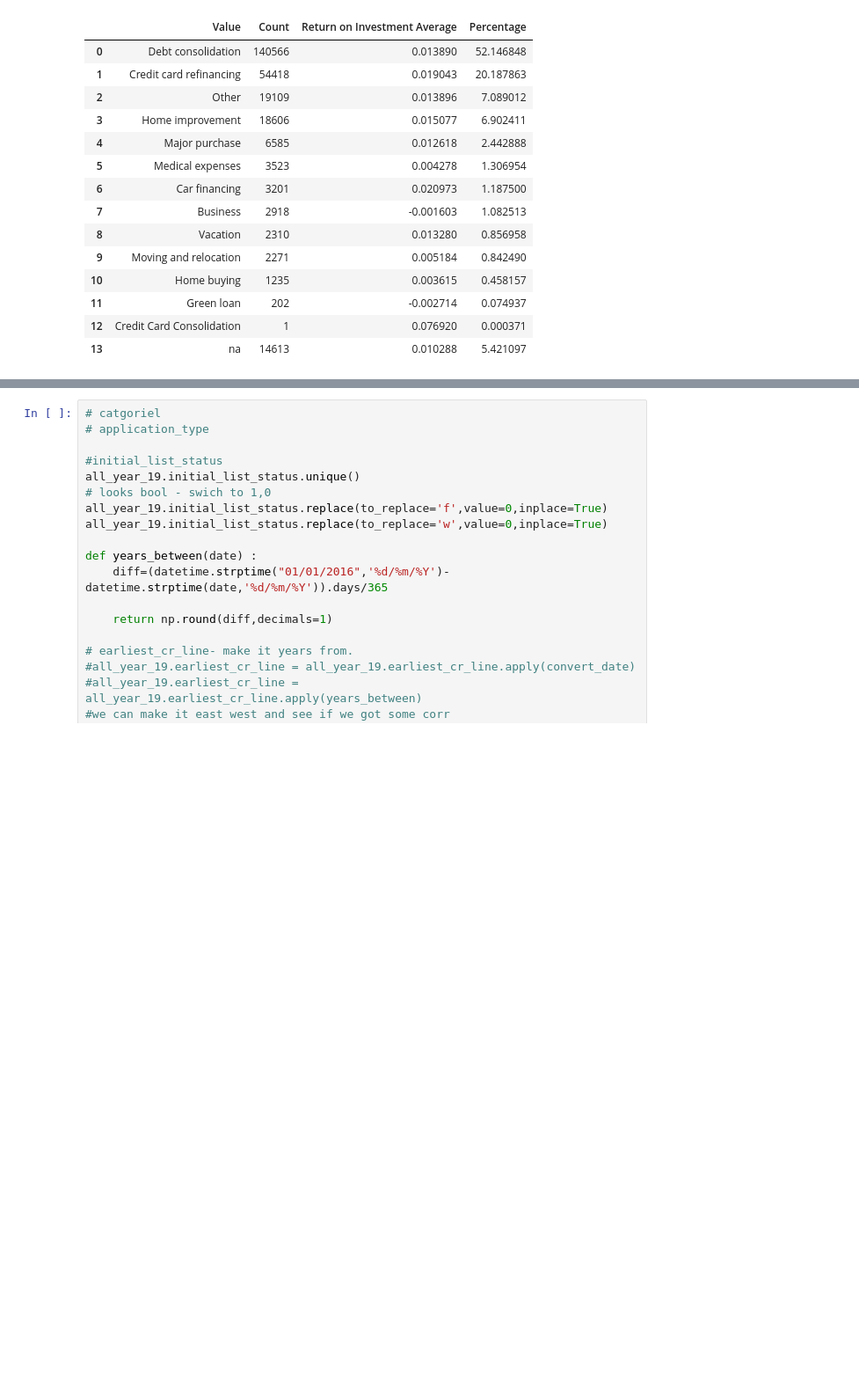
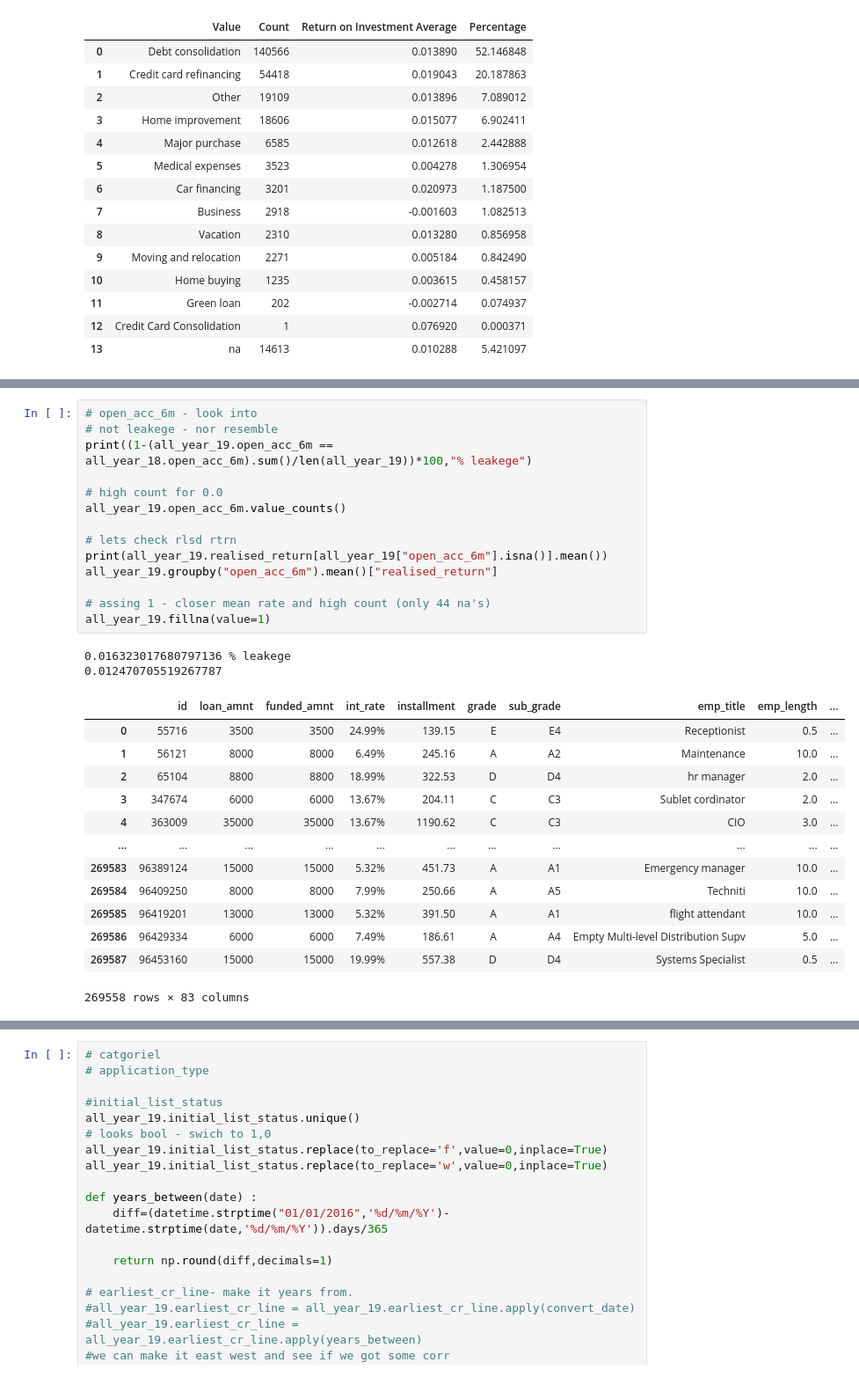
Before and after one commit to Uweeseg1/DataAnalyticsProject, a Jupyter notebook: Erans_project.ipynb, the cells around one changed output, grey strips where cells are left out. Shown at 88% size. Cells and saved outputs as stored; diff of their text form; blank space fills up the shorter version.

```diff
--- a/Erans_project.ipynb
+++ b/Erans_project.ipynb
@@ -607,3 +633,33 @@ Name: title, dtype: int64
+# %%
+# open_acc_6m - look into
+# not leakege - nor resemble
+print((1-(all_year_19.open_acc_6m == all_year_18.open_acc_6m).sum()/len(all_year_19))*100,"% leakege")
+
+# high count for 0.0
+all_year_19.open_acc_6m.value_counts()
+
+# lets check rlsd rtrn
+print(all_year_19.realised_return[all_year_19["open_acc_6m"].isna()].mean())
+all_year_19.groupby("open_acc_6m").mean()["realised_return"]
+
+# assing 1 - closer mean rate and high count (only 44 na's)
+all_year_19.fillna(value=1)
+# %% [output]
+0.016323017680797136 % leakege
+0.012470705519267787
+|  | id | loan_amnt | funded_amnt | int_rate | installment | grade | sub_grade | emp_title | emp_length | ... |
+| 0 | 55716 | 3500 | 3500 | 24.99% | 139.15 | E | E4 | Receptionist | 0.5 | ... |
+| 1 | 56121 | 8000 | 8000 | 6.49% | 245.16 | A | A2 | Maintenance | 10.0 | ... |
+| 2 | 65104 | 8800 | 8800 | 18.99% | 322.53 | D | D4 | hr manager | 2.0 | ... |
+| 3 | 347674 | 6000 | 6000 | 13.67% | 204.11 | C | C3 | Sublet cordinator | 2.0 | ... |
+| 4 | 363009 | 35000 | 35000 | 13.67% | 1190.62 | C | C3 | CIO | 3.0 | ... |
+| ... | ... | ... | ... | ... | ... | ... | ... | ... | ... | ... |
+| 269583 | 96389124 | 15000 | 15000 | 5.32% | 451.73 | A | A1 | Emergency manager | 10.0 | ... |
+| 269584 | 96409250 | 8000 | 8000 | 7.99% | 250.66 | A | A5 | Techniti | 10.0 | ... |
+| 269585 | 96419201 | 13000 | 13000 | 5.32% | 391.50 | A | A1 | flight attendant | 10.0 | ... |
+| 269586 | 96429334 | 6000 | 6000 | 7.49% | 186.61 | A | A4 | Empty Multi-level Distribution Supv | 5.0 | ... |
+| 269587 | 96453160 | 15000 | 15000 | 19.99% | 557.38 | D | D4 | Systems Specialist | 0.5 | ... |
+269558 rows × 83 columns
 # %%
 all_year_19['earliest_cr_line']
 # %% [output]
```
Also changed, not shown: parts of 34 cells of this notebook.
